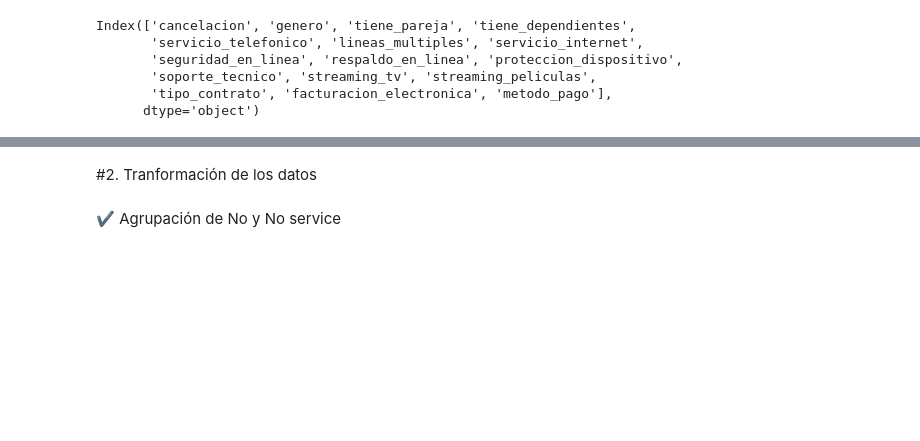
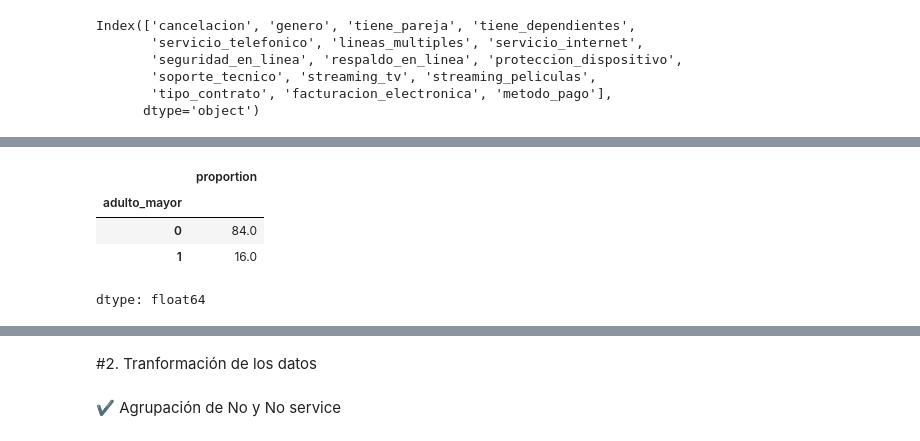
Before and after one commit to Nataliahfk/TELECOM-X---PARTE-2, a Jupyter notebook: TelecomX_SegundaParte.ipynb, the cells around one changed output, grey strips where cells are left out. Drawn from its saved outputs; the diff is of its cells as text; code cells hidden in the pictures; blank space fills up the shorter version.

```diff
--- a/TelecomX_SegundaParte.ipynb
+++ b/TelecomX_SegundaParte.ipynb
@@ -143,0 +168,8 @@ Index(['cancelacion', 'genero', 'tiene_pareja', 'tiene_dependientes',
+# %%
+datos['adulto_mayor'].value_counts(normalize=True).round(2)*100
+# %% [output]
+|  | proportion |
+| adulto_mayor |  |
+| 0 | 84.0 |
+| 1 | 16.0 |
+dtype: float64
```
Also changed, not shown: parts of 22 cells of this notebook.
